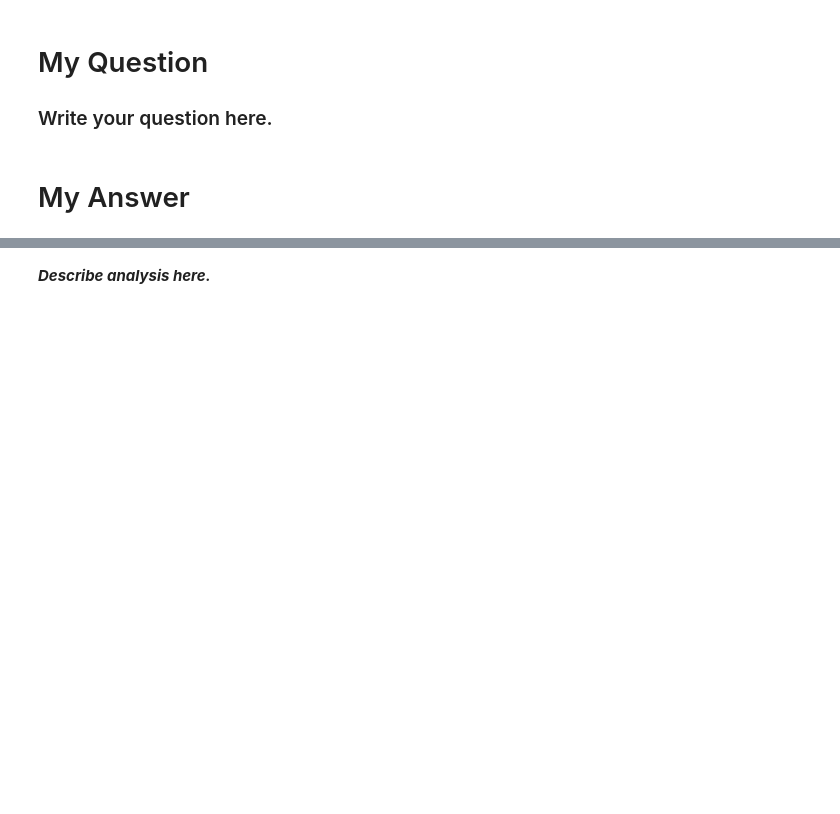
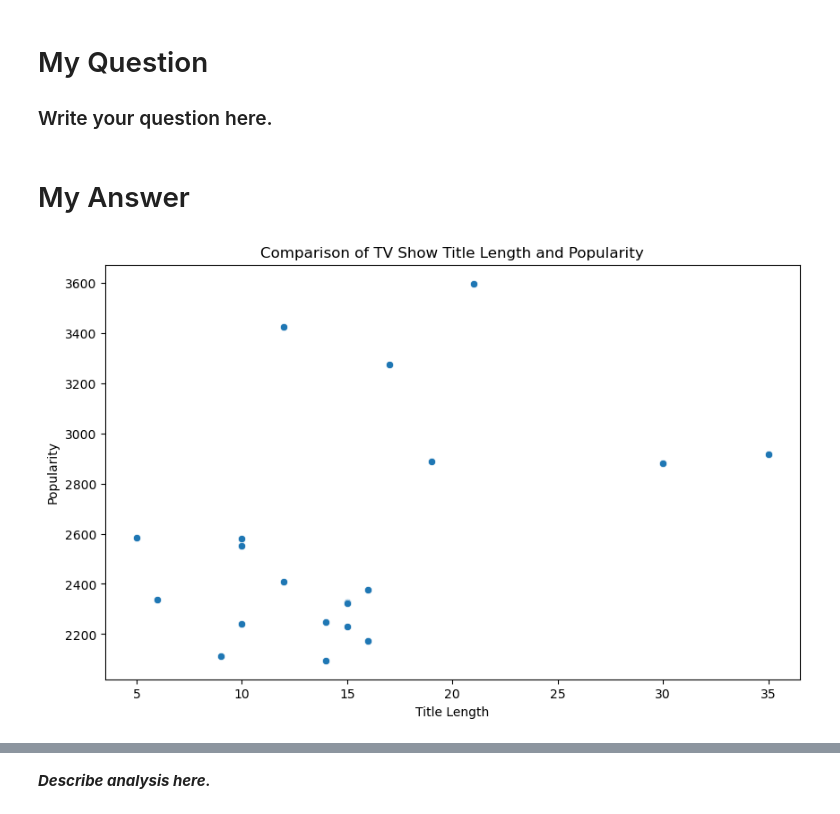
Before and after one commit to FlipBrooke/AI, a Jupyter notebook: Semester 1/Final 2/Unit+2+-+Final+Project+Template.ipynb, the cells around one changed output, grey strips where cells are left out. Saved outputs shown, nothing was run; the diff lists cells and outputs as text; code cells hidden in the pictures; blank space fills up the shorter version.

```diff
--- a/Semester 1/Final 2/Unit+2+-+Final+Project+Template.ipynb
+++ b/Semester 1/Final 2/Unit+2+-+Final+Project+Template.ipynb
@@ -20,3 +20,33 @@ Pick two or more datasets from one of the following folders:
 ### Write your question here.
 # %% [markdown]
 # My Answer
+# %%
+import requests
+import pandas as pd
+import seaborn as sns
+import matplotlib.pyplot as plt
+
+url = "https://api.themoviedb.org/3/tv/popular?api_key=2506809414e7e87299276cc84c91921e"
+
+response = requests.get(url)
+
+if response.status_code == 200:
+    data = response.json()
+    if 'results' in data:
+        tv_shows = []
+        for show in data['results']:
+            title = show['name']
+            popularity = show['popularity']
+            title_length = len(title)
+            tv_shows.append({'Title': title, 'Title Length': title_length, 'Popularity': popularity})
+
+        df = pd.DataFrame(tv_shows)
+
+        plt.figure(figsize=(10, 6))
+        sns.scatterplot(x='Title Length', y='Popularity', data=df)
+        plt.title('Comparison of TV Show Title Length and Popularity')
+        plt.xlabel('Title Length')
+        plt.ylabel('Popularity')
+        plt.show()
+# %% [output]
+[figure, added]
```
Also changed, not shown: parts of 2 cells of this notebook, 1 other file.
